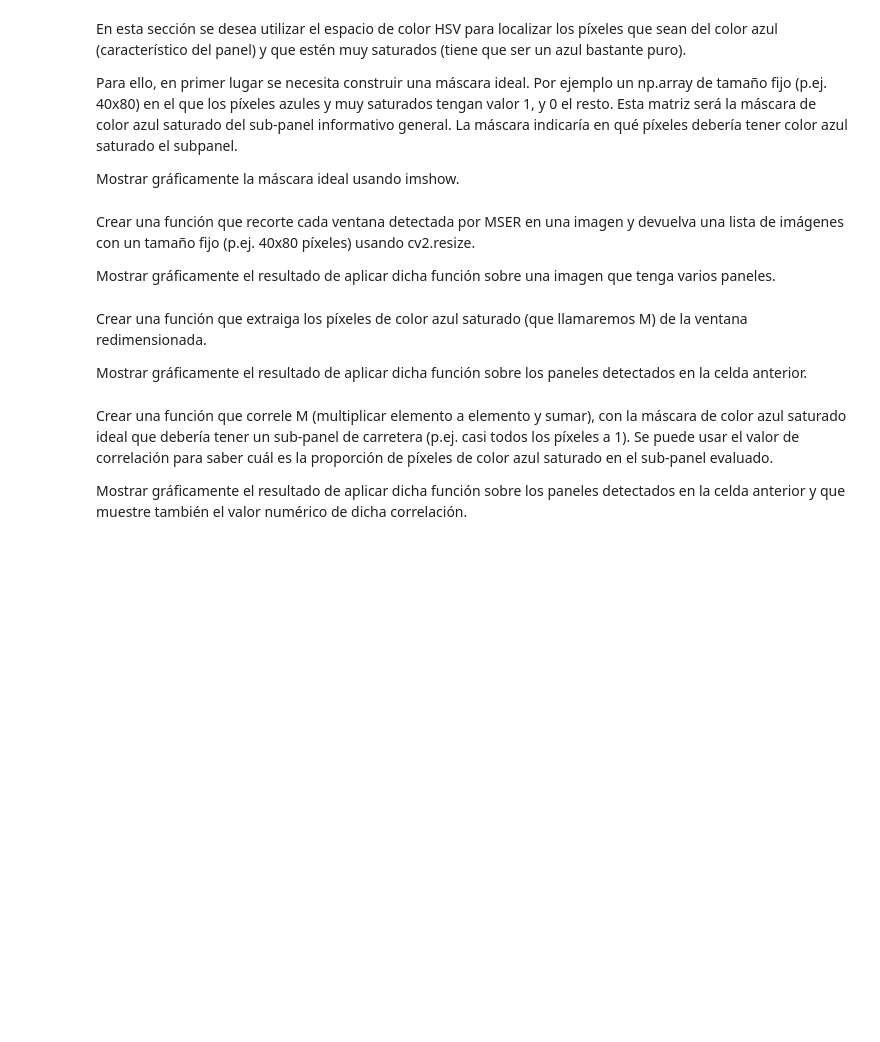
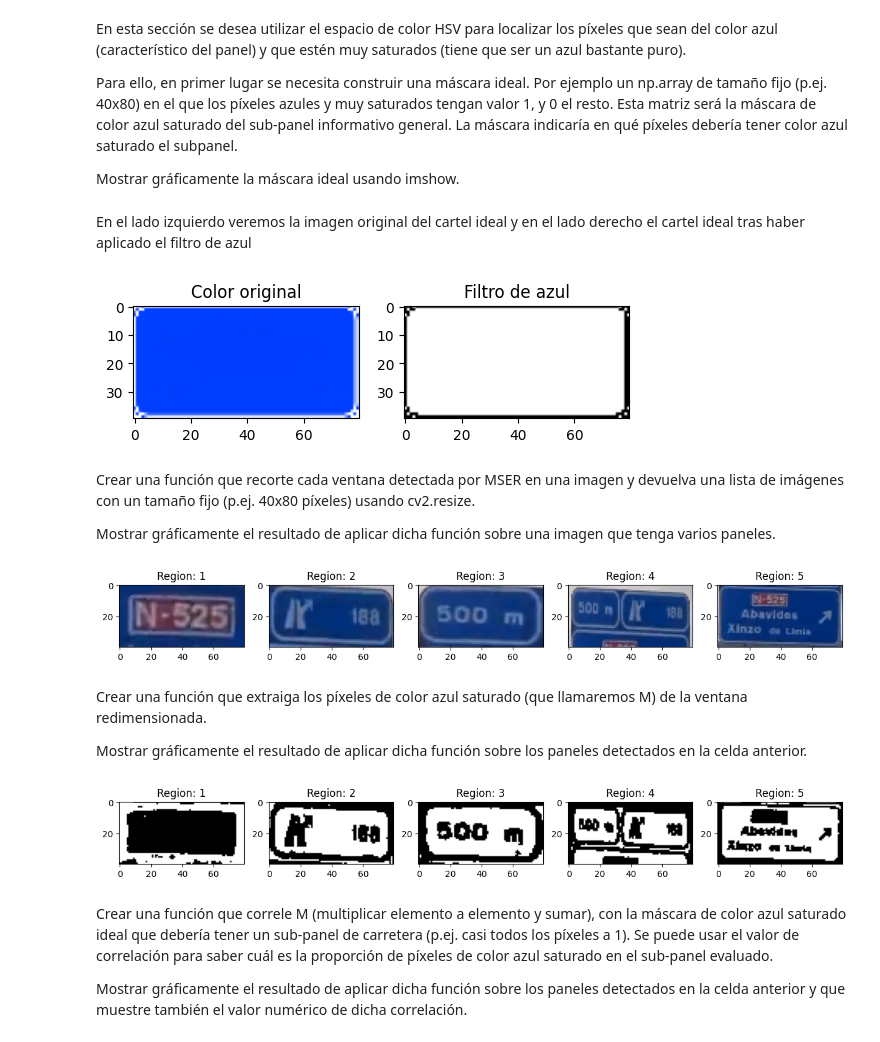
Before and after one commit to Im-Lewis/Practica1-VA, a Jupyter notebook: notebook_BlueFilter_deff.ipynb, the cells around one changed output. Saved outputs shown, nothing was run; the diff lists cells and outputs as text; code cells hidden in the pictures; blank space fills up the shorter version.

Commit message:
ADD - subpaneles mascara correlacion

```diff
--- a/notebook_BlueFilter_deff.ipynb
+++ b/notebook_BlueFilter_deff.ipynb
@@ -401,6 +401,25 @@ En esta sección se desea utilizar el espacio de color HSV para localizar los p
 Para ello, en primer lugar se necesita construir una máscara ideal. Por ejemplo un np.array de tamaño fijo (p.ej. 40x80) en el que los píxeles azules y muy saturados tengan valor 1, y 0 el resto. Esta matriz será la máscara de color azul saturado del sub-panel informativo general. La máscara indicaría en qué píxeles debería tener color azul saturado el subpanel.
 
 Mostrar gráficamente la máscara ideal usando imshow.
+# %% [markdown]
+En el lado izquierdo veremos la imagen original del cartel ideal y en el lado derecho el cartel ideal tras haber aplicado el filtro de azul
+# %%
+ideal_mask = cv2.imread("./ideal_mask.png", 1)
+ideal_mask = cv2.resize(ideal_mask, (80, 40))
+
+ideal_mask_blue = blue_filter_img(ideal_mask)
+ideal_mask_blue = cv2.resize(ideal_mask_blue, (80, 40))
+
+_, axes = plt.subplots(1, 2)
+axes[0].imshow(cv2.cvtColor(ideal_mask, cv2.COLOR_BGR2RGB))
+axes[0].set_title('Color original')
+
+axes[1].imshow(cv2.cvtColor(ideal_mask_blue, cv2.COLOR_BGR2RGB))
+axes[1].set_title('Filtro de azul')
+
+plt.show()
+# %% [output]
+[figure, added]
 # %% [markdown]
 Crear una función que recorte cada ventana detectada por MSER en una imagen y devuelva una lista de imágenes con un tamaño fijo (p.ej. 40x80 píxeles) usando cv2.resize.
 
@@ -409,7 +445,41 @@ Mostrar gráficamente el resultado de aplicar dicha función sobre una imagen qu
+# %%
+# To show the result in image img
+img = 5
+_, axes = plt.subplots(1, len(subpanels_redim[img]), figsize=(15, 3))
+
+for i in range(len(subpanels_redim[img])):
+    axes[i].imshow(cv2.cvtColor(subpanels_redim[img][i], cv2.COLOR_BGR2RGB))
+    axes[i].set_title('Region: ' + str(i+1))
+
+plt.show()
+# %% [output]
+[figure, added]
 # %% [markdown]
 Crear una función que extraiga los píxeles de color azul saturado (que llamaremos M) de la ventana redimensionada.
 
 Mostrar gráficamente el resultado de aplicar dicha función sobre los paneles detectados en la celda anterior.
+# %%
+def extract_blue(img, subpanels_redim):
+    subpanels_masks = []
+    if(len(subpanels_redim[img]) > 1):
+        _, axes = plt.subplots(1, len(subpanels_redim[img]), figsize=(15, 3))
+
+        for i in range(len(subpanels_redim[img])):
+            subpanel_blue_filter = blue_filter_img(subpanels_redim[img][i])
+            subpanels_masks.append(subpanel_blue_filter)
+
+            axes[i].imshow(cv2.cvtColor(subpanel_blue_filter, cv2.COLOR_BGR2RGB))
+            axes[i].set_title('Region: ' + str(i+1))
+        plt.show()
+    else:
+        plt.imshow(cv2.cvtColor(blue_filter_img(subpanels_redim[img][0]), cv2.COLOR_BGR2RGB))
+        plt.show()
+    return subpanels_masks
+
+#----------------------------------------------------------------------------------------------------------
+subpanels_masks = extract_blue(5, subpanels_redim)
+# %% [output]
+[figure, added]
 # %% [markdown]
 Crear una función que correle M (multiplicar elemento a elemento y sumar), con la máscara de color azul saturado ideal que debería tener un sub-panel de carretera (p.ej. casi todos los píxeles a 1). Se puede
 usar el valor de correlación para saber cuál es la proporción de píxeles de color azul saturado en el sub-panel evaluado.
```
Also changed, not shown: parts of 2 cells of this notebook.
